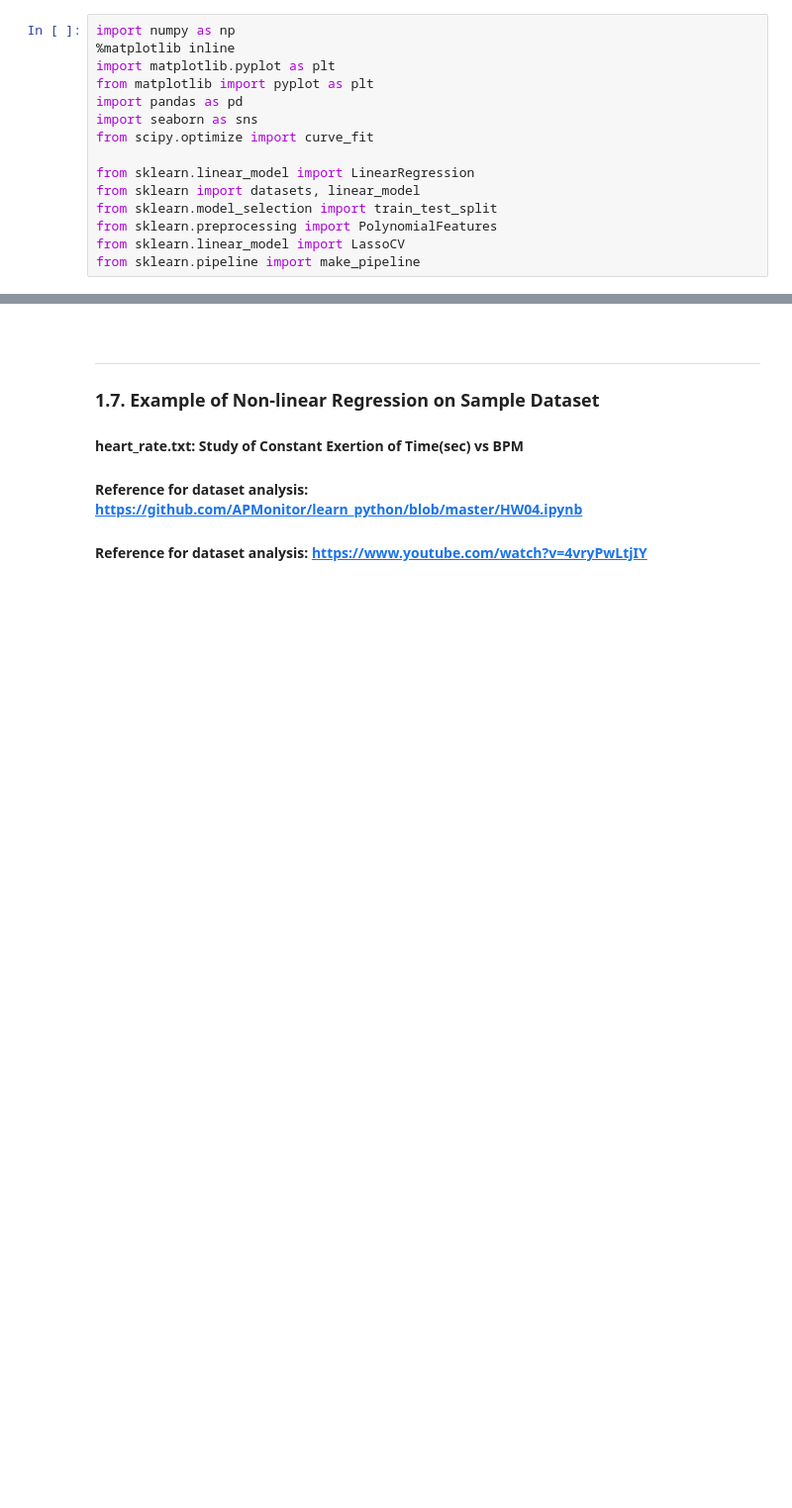
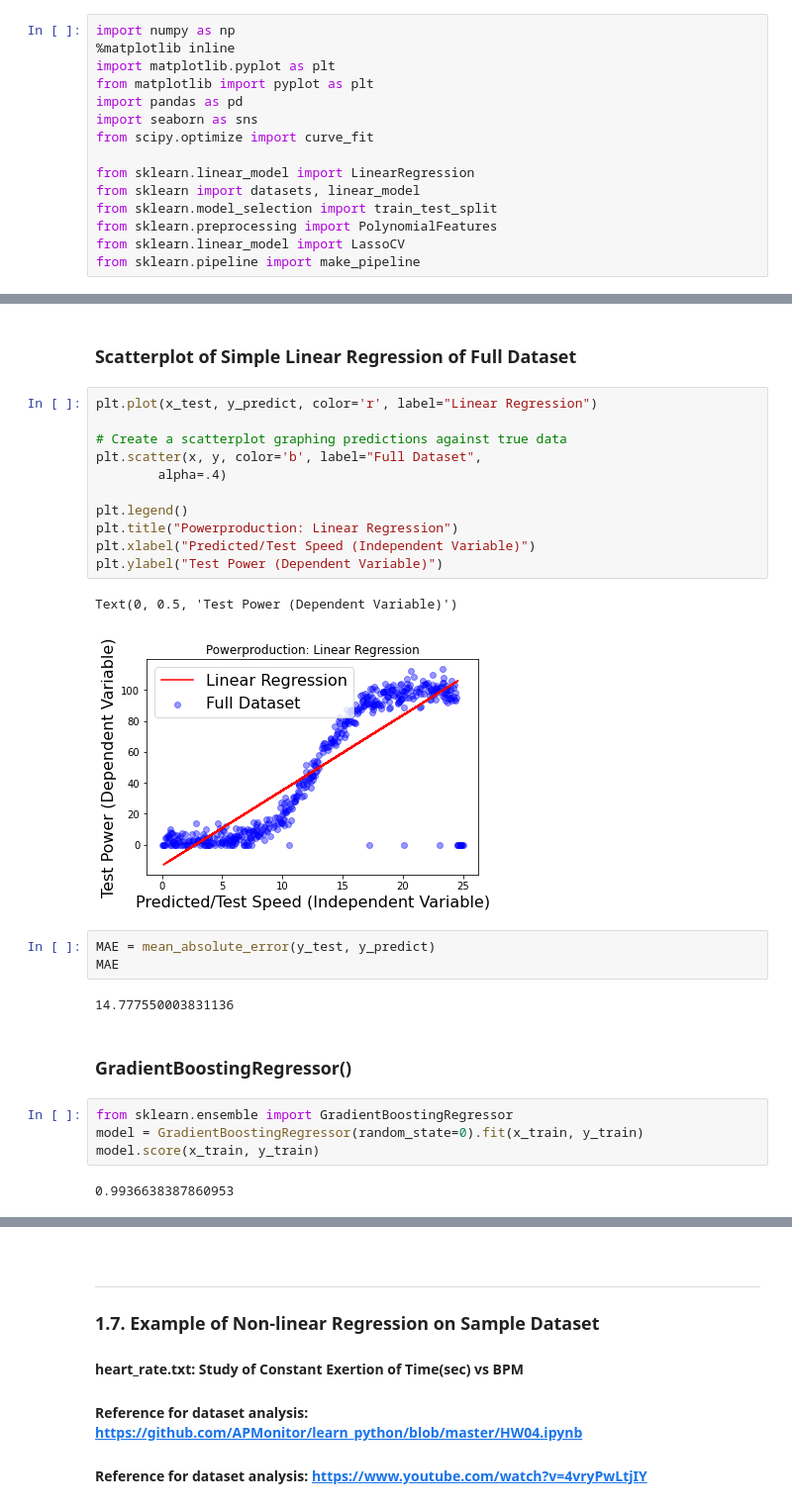
Before and after one commit to PJFinnerty/Project-2020-52446, a Jupyter notebook: pastemat.ipynb, the cells around one changed output, grey strips where cells are left out. Shown at 99% size. Saved outputs shown, nothing was run; the diff lists cells and outputs as text; blank space fills up the shorter version.

```diff
--- a/pastemat.ipynb
+++ b/pastemat.ipynb
@@ -15,0 +125,29 @@ from sklearn.pipeline import make_pipeline
+# %% [markdown]
+### Scatterplot of Simple Linear Regression of Full Dataset
+# %%
+plt.plot(x_test, y_predict, color='r', label="Linear Regression")
+
+# Create a scatterplot graphing predictions against true data
+plt.scatter(x, y, color='b', label="Full Dataset",
+        alpha=.4)
+
+plt.legend()
+plt.title("Powerproduction: Linear Regression")
+plt.xlabel("Predicted/Test Speed (Independent Variable)")
+plt.ylabel("Test Power (Dependent Variable)")
+# %% [output]
+Text(0, 0.5, 'Test Power (Dependent Variable)')
+[figure, added]
+# %%
+MAE = mean_absolute_error(y_test, y_predict)
+MAE
+# %% [output]
+14.777550003831136
+# %% [markdown]
+### GradientBoostingRegressor()
+# %%
+from sklearn.ensemble import GradientBoostingRegressor
+model = GradientBoostingRegressor(random_state=0).fit(x_train, y_train)
+model.score(x_train, y_train)
+# %% [output]
+0.9936638387860953
```
Also changed, not shown: parts of 31 cells of this notebook, 2 other files.
